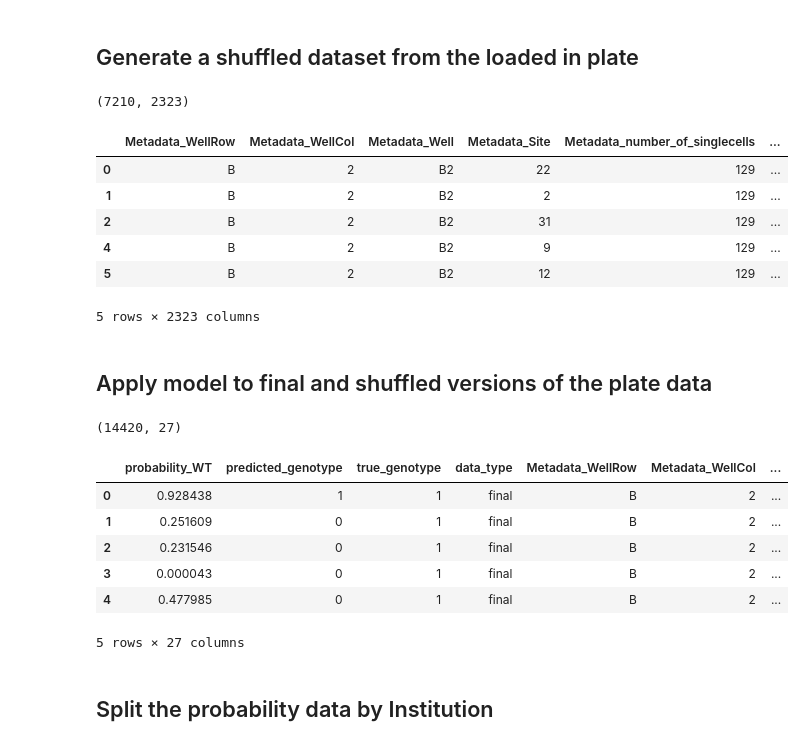
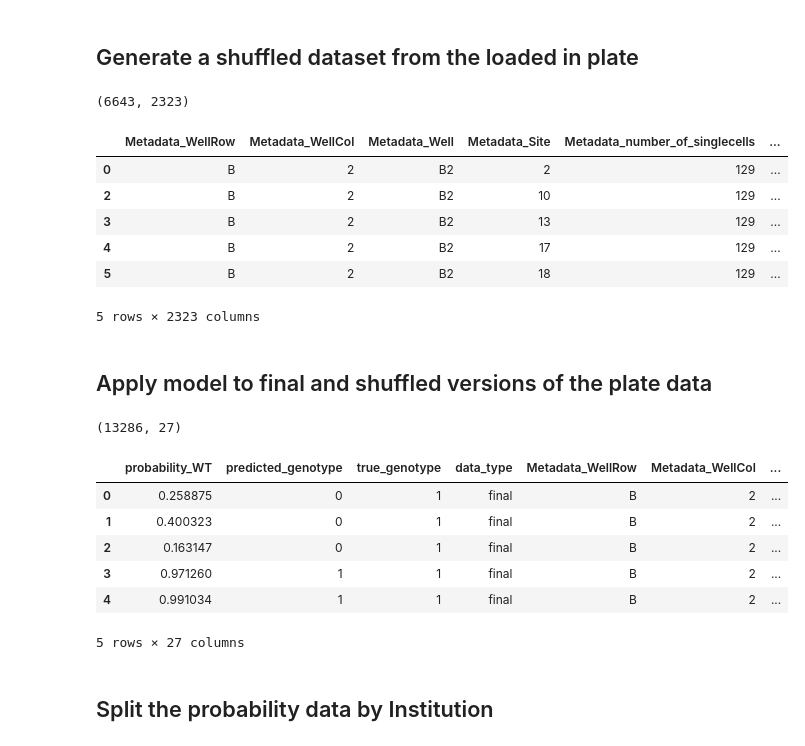
Before and after one commit to mtalbot-texas/nf1_schwann_cell_morphology_signature, a Jupyter notebook: 3.assess_generalizability/generalizabilty_eval.ipynb, the cells around one changed output. Drawn from its saved outputs; the diff is of its cells as text; code cells hidden in the pictures.

```diff
--- a/3.assess_generalizability/generalizabilty_eval.ipynb
+++ b/3.assess_generalizability/generalizabilty_eval.ipynb
@@ -17,28 +16,44 @@ import matplotlib.pyplot as plt
 # %% [markdown]
 ## Set paths and variables
 # %%
+# Set data type for the generalizability evaluation
+data_cleaned = "cleaned"
+
+# Set suffix for data files if using QC or cleaned data
+if data_cleaned == "cleaned":
+    suffix = "_qc"
+else:
+    suffix = ""
+
 # Path to folder holding model and encoder files
 model_dir = pathlib.Path("../1.train_models/data")
+
+# Load in the model encoder
+le = load(pathlib.Path(f"{model_dir}/trained_nf1_model_label_encoder{suffix}.joblib"))
+
+# Load in the model
+model = load(pathlib.Path(f"{model_dir}/trained_nf1_model{suffix}.joblib"))
 
 # Path to results directory
 results_dir = pathlib.Path("./results")
 results_dir.mkdir(exist_ok=True)
 
-# Load in the model encoder
-le = load(pathlib.Path(f"{model_dir}/trained_nf1_model_label_encoder.joblib"))
-
-# Load in the model
-model = load(pathlib.Path(f"{model_dir}/trained_nf1_model.joblib"))
-
 # Set the random seed
 rng = np.random.default_rng(0)
 # %% [markdown]
 ## Load in plate with two cell lines (Plate 6)
 # %%
+# Set directory to find the plate 6 data from based on data type
+directory = (
+    "single_cell_profiles/cleaned_sc_profiles"
+    if data_cleaned == "cleaned"
+    else "single_cell_profiles"
+)
+
 # Read in data from plate 6 with two cell lines
 plate6_df = pd.read_parquet(
     pathlib.Path(
-        "/media/18tbdrive/1.Github_Repositories/nf1_schwann_cell_painting_data/3.processing_features/data/single_cell_profiles/Plate_6_sc_normalized.parquet"
+        f"/media/18tbdrive/1.Github_Repositories/nf1_schwann_cell_painting_data/3.processing_features/data/{directory}/Plate_6_sc_normalized.parquet"
     )
 )
 
@@ -79,13 +94,13 @@ shuffled_plate6_df = plate6_df.apply(
 print(shuffled_plate6_df.shape)
 shuffled_plate6_df.head()
 # %% [output]
-(7210, 2323)
+(6643, 2323)
 |  | Metadata_WellRow | Metadata_WellCol | Metadata_Well | Metadata_Site | Metadata_number_of_singlecells | ... |
-| 0 | B | 2 | B2 | 22 | 129 | ... |
-| 1 | B | 2 | B2 | 2 | 129 | ... |
-| 2 | B | 2 | B2 | 31 | 129 | ... |
-| 4 | B | 2 | B2 | 9 | 129 | ... |
-| 5 | B | 2 | B2 | 12 | 129 | ... |
+| 0 | B | 2 | B2 | 2 | 129 | ... |
+| 2 | B | 2 | B2 | 10 | 129 | ... |
+| 3 | B | 2 | B2 | 13 | 129 | ... |
+| 4 | B | 2 | B2 | 17 | 129 | ... |
+| 5 | B | 2 | B2 | 18 | 129 | ... |
 5 rows × 2323 columns
 # %% [markdown]
 ## Apply model to final and shuffled versions of the plate data
@@ -125,41 +140,50 @@ for data_type, data in data_dict.items():
 
     # Create a dataframe with probabilities and predictions
     probability_df = pd.DataFrame(
         {
             "probability_WT": probabilities,
             "predicted_genotype": predicted_genotype,
             "true_genotype": true_genotype,
             "data_type": data_type,
         },
         index=data.index,  # Ensure alignment with original data
     )
 
     # Add metadata columns (reset index to align lengths)
     metadata_df = data[meta_cols].reset_index(drop=True)
     assert len(probability_df) == len(
         metadata_df
     ), "Row count mismatch between probabilities and metadata!"
 
     full_df = pd.concat([probability_df, metadata_df], axis=1)
     processed_dfs.append(full_df)
 
 # Combine all dataframes
 combined_df = pd.concat(processed_dfs, axis=0).reset_index(drop=True)
 
-# Save to Parquet
-combined_df.to_parquet(f"{results_dir}/plate_6_single_cell_probabilities.parquet")
+# Save to Parquet with qc suffix if data is cleaned
+if data_cleaned == "cleaned":
+    output_file = (
+        pathlib.Path(results_dir) / "plate_6_single_cell_probabilities_qc.parquet"
+    )
+else:
+    output_file = (
+        pathlib.Path(results_dir) / "plate_6_single_cell_probabilities.parquet"
+    )
+
+combined_df.to_parquet(output_file)
 
 # Print shape and head of data
 print(combined_df.shape)
 combined_df.head()
 # %% [output]
-(14420, 27)
+(13286, 27)
 |  | probability_WT | predicted_genotype | true_genotype | data_type | Metadata_WellRow | Metadata_WellCol | ... |
-| 0 | 0.928438 | 1 | 1 | final | B | 2 | ... |
-| 1 | 0.251609 | 0 | 1 | final | B | 2 | ... |
-| 2 | 0.231546 | 0 | 1 | final | B | 2 | ... |
-| 3 | 0.000043 | 0 | 1 | final | B | 2 | ... |
-| 4 | 0.477985 | 0 | 1 | final | B | 2 | ... |
+| 0 | 0.258875 | 0 | 1 | final | B | 2 | ... |
+| 1 | 0.400323 | 0 | 1 | final | B | 2 | ... |
+| 2 | 0.163147 | 0 | 1 | final | B | 2 | ... |
+| 3 | 0.971260 | 1 | 1 | final | B | 2 | ... |
+| 4 | 0.991034 | 1 | 1 | final | B | 2 | ... |
 5 rows × 27 columns
 # %% [markdown]
 ## Split the probability data by Institution
```
Also changed, not shown: parts of 7 cells of this notebook, 18 other files.
